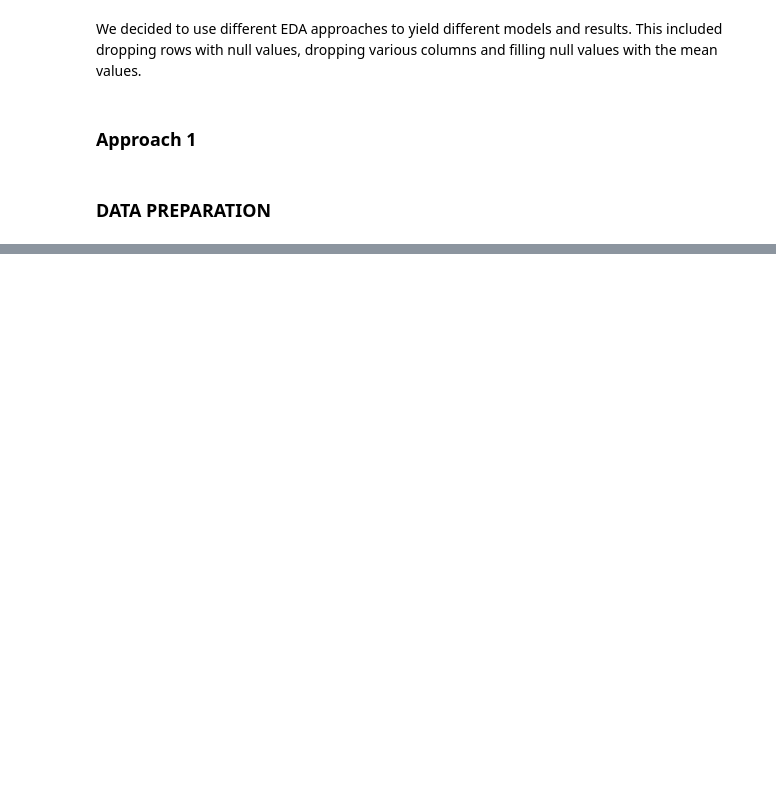
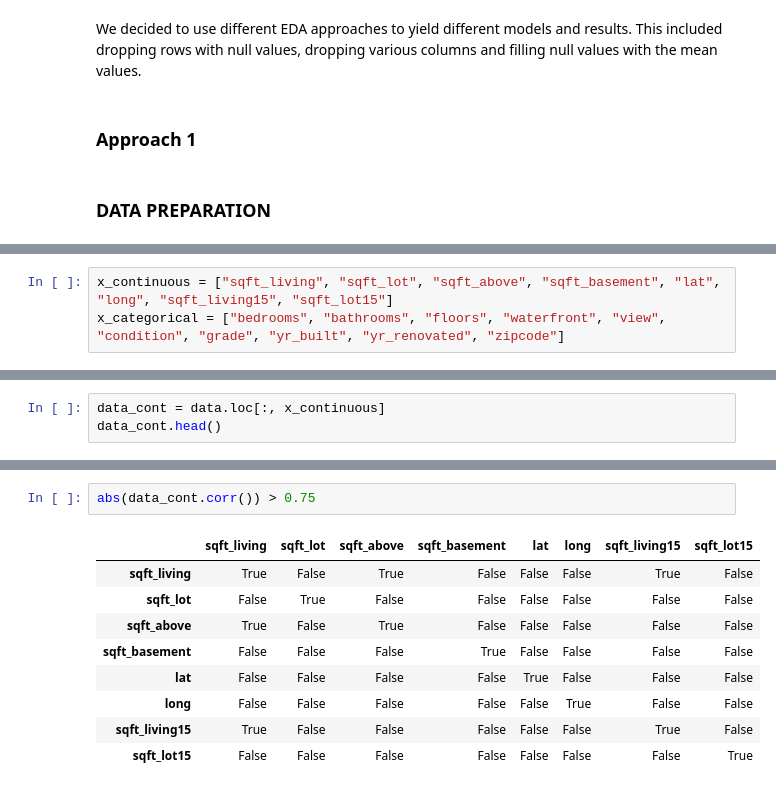
Before and after one commit to Collin9726/house-sales-regression-modeling, a Jupyter notebook: index.ipynb, the cells around one changed output, grey strips where cells are left out. Saved outputs shown, nothing was run; the diff lists cells and outputs as text; blank space fills up the shorter version.

```diff
--- a/index.ipynb
+++ b/index.ipynb
@@ -104,0 +202,3 @@ We decided to use different EDA approaches to yield different models and results
+# %%
+x_continuous = ["sqft_living", "sqft_lot", "sqft_above", "sqft_basement", "lat", "long", "sqft_living15", "sqft_lot15"]
+x_categorical = ["bedrooms", "bathrooms", "floors", "waterfront", "view", "condition", "grade", "yr_built", "yr_renovated", "zipcode"]
@@ -104,0 +207,3 @@ We decided to use different EDA approaches to yield different models and results
+# %%
+data_cont = data.loc[:, x_continuous]
+data_cont.head()
@@ -104,0 +217,12 @@ We decided to use different EDA approaches to yield different models and results
+# %%
+abs(data_cont.corr()) > 0.75
+# %% [output]
+|  | sqft_living | sqft_lot | sqft_above | sqft_basement | lat | long | sqft_living15 | sqft_lot15 |
+| sqft_living | True | False | True | False | False | False | True | False |
+| sqft_lot | False | True | False | False | False | False | False | False |
+| sqft_above | True | False | True | False | False | False | False | False |
+| sqft_basement | False | False | False | True | False | False | False | False |
+| lat | False | False | False | False | True | False | False | False |
+| long | False | False | False | False | False | True | False | False |
+| sqft_living15 | True | False | False | False | False | False | True | False |
+| sqft_lot15 | False | False | False | False | False | False | False | True |
```
Also changed, not shown: parts of 26 cells of this notebook.
